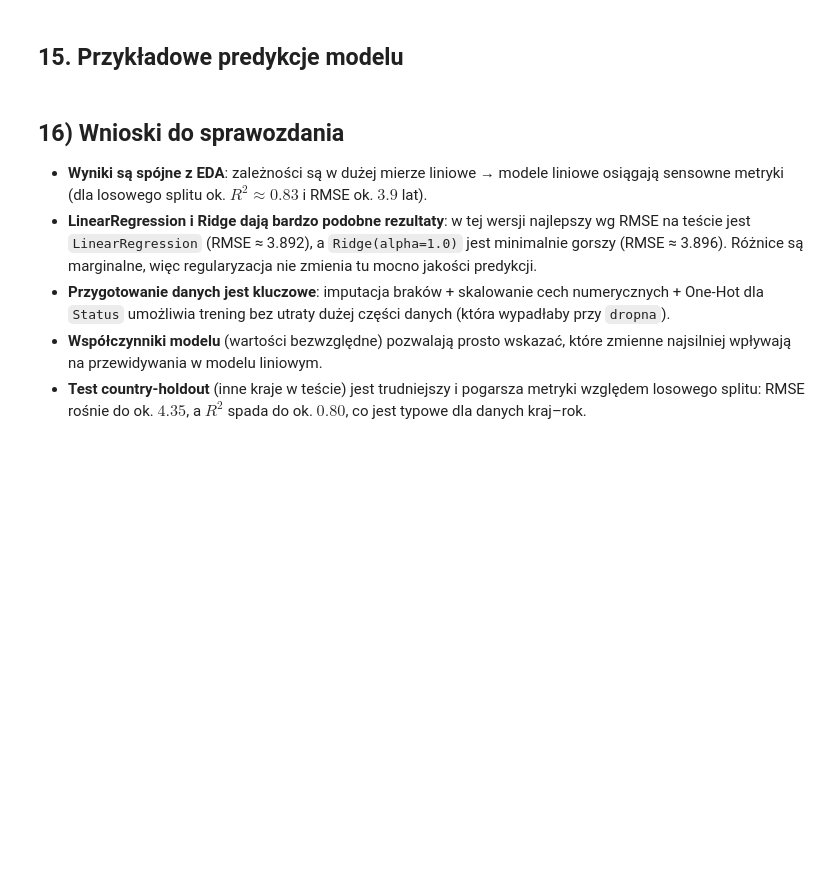
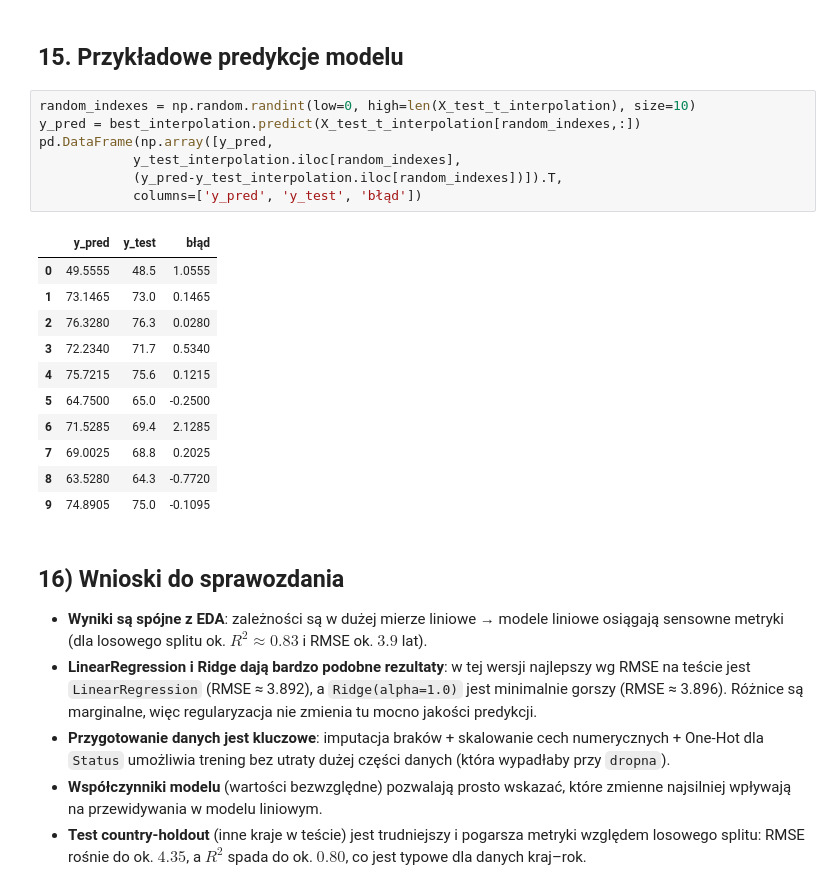
Before and after one commit to Paffeueq/data_mining_project, a Jupyter notebook: Life_Expectancy_Regression.ipynb, the cells around one changed output. Saved outputs shown, nothing was run; the diff lists cells and outputs as text; blank space fills up the shorter version.

```diff
--- a/Life_Expectancy_Regression.ipynb
+++ b/Life_Expectancy_Regression.ipynb
@@ -959,5 +936,24 @@ KeyError: 'Life Expectancy'
 # %% [markdown]
 ## 15. Przykładowe predykcje modelu
+# %%
+random_indexes = np.random.randint(low=0, high=len(X_test_t_interpolation), size=10)
+y_pred = best_interpolation.predict(X_test_t_interpolation[random_indexes,:])
+pd.DataFrame(np.array([y_pred,
+            y_test_interpolation.iloc[random_indexes],
+            (y_pred-y_test_interpolation.iloc[random_indexes])]).T,
+            columns=['y_pred', 'y_test', 'błąd'])
+# %% [output]
+|  | y_pred | y_test | błąd |
+| 0 | 49.5555 | 48.5 | 1.0555 |
+| 1 | 73.1465 | 73.0 | 0.1465 |
+| 2 | 76.3280 | 76.3 | 0.0280 |
+| 3 | 72.2340 | 71.7 | 0.5340 |
+| 4 | 75.7215 | 75.6 | 0.1215 |
+| 5 | 64.7500 | 65.0 | -0.2500 |
+| 6 | 71.5285 | 69.4 | 2.1285 |
+| 7 | 69.0025 | 68.8 | 0.2025 |
+| 8 | 63.5280 | 64.3 | -0.7720 |
+| 9 | 74.8905 | 75.0 | -0.1095 |
 # %% [markdown]
 ## 16) Wnioski do sprawozdania
 
```
Also changed, not shown: parts of 7 cells of this notebook.
